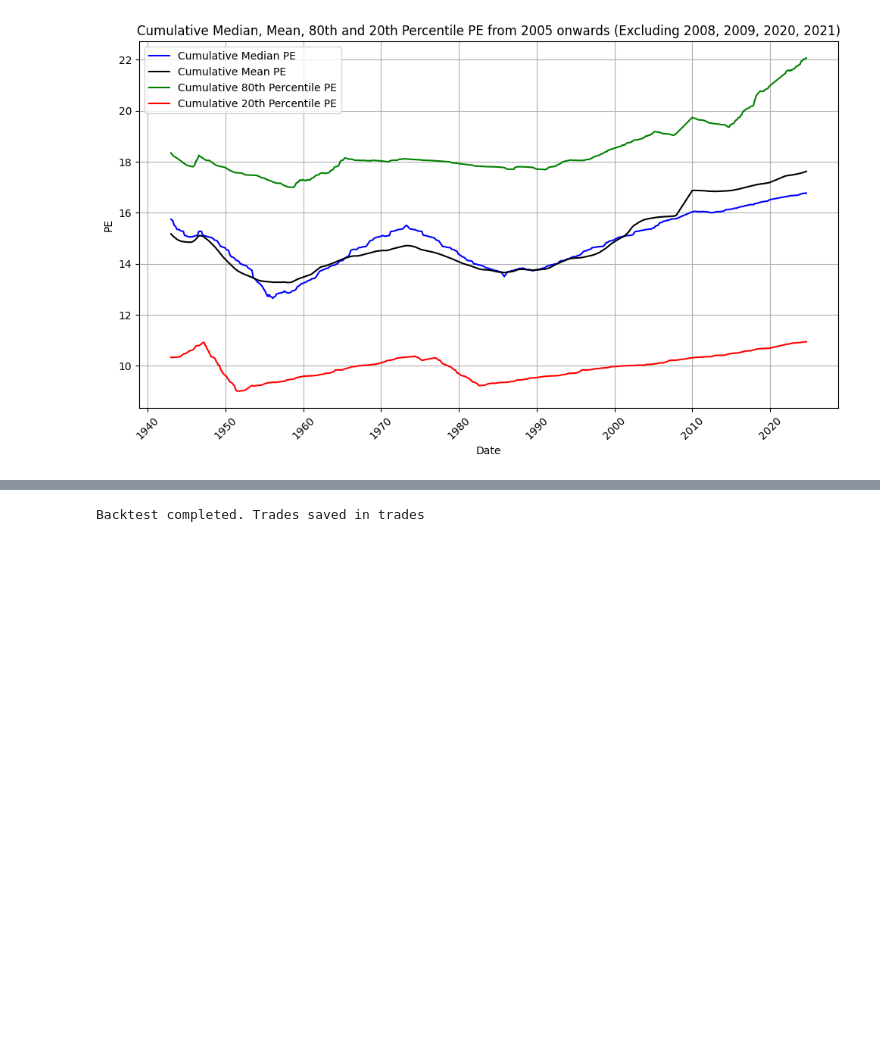
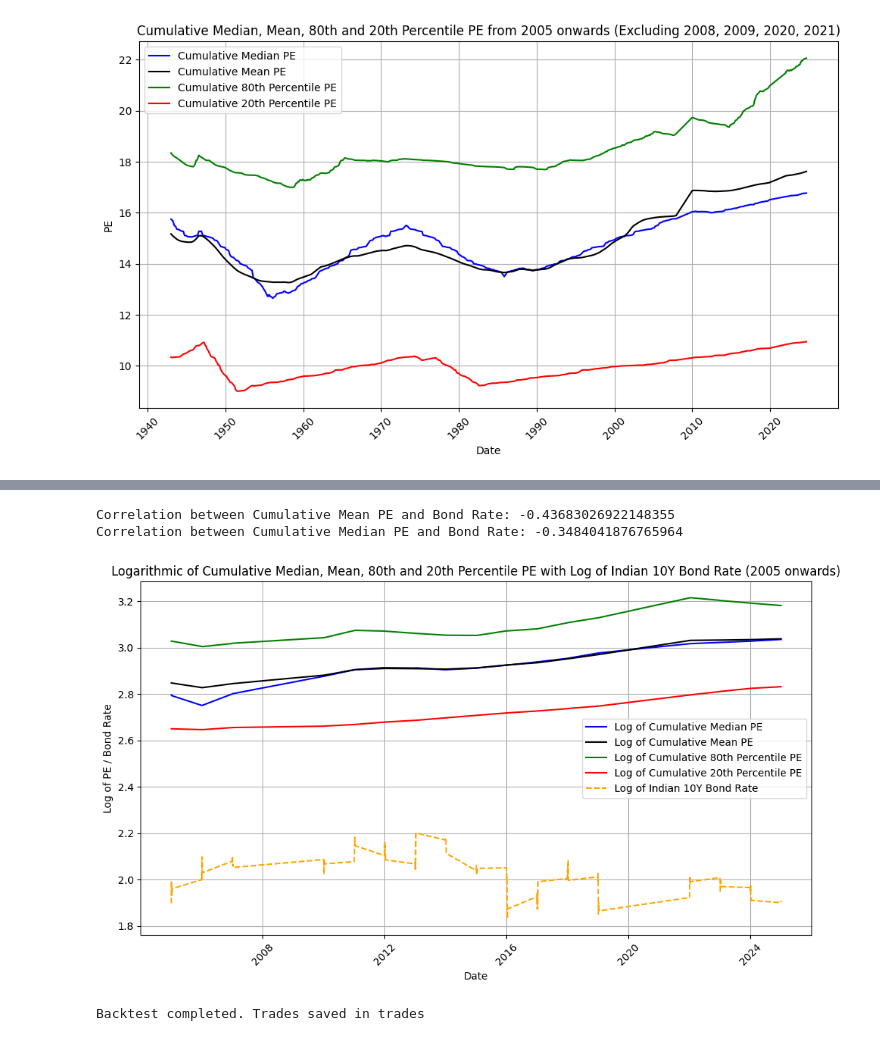
Before and after one commit to TheProfitPilgrim/mf_research_reports, a Jupyter notebook: reports/report_src/mf_index_analysis/N_50_mean_rev.ipynb, the cells around one changed output, grey strips where cells are left out. Saved outputs shown, nothing was run; the diff lists cells and outputs as text; code cells hidden in the pictures; blank space fills up the shorter version.

```diff
--- a/reports/report_src/mf_index_analysis/N_50_mean_rev.ipynb
+++ b/reports/report_src/mf_index_analysis/N_50_mean_rev.ipynb
@@ -149,3 +173,30 @@ plt.show()
+# %%
+correlation_mean = df_combined['Cumulative Mean PE'].corr(df_combined['Price'])
+correlation_median = df_combined['Cumulative Median PE'].corr(df_combined['Price'])
+print(f"Correlation between Cumulative Mean PE and Bond Rate: {correlation_mean}")
+print(f"Correlation between Cumulative Median PE and Bond Rate: {correlation_median}")
+# %% [output]
+Correlation between Cumulative Mean PE and Bond Rate: -0.43683026922148355
+Correlation between Cumulative Median PE and Bond Rate: -0.3484041876765964
+# %%
+plt.figure(figsize=(10, 6))
+plt.plot(df_combined['Date'], np.log(df_combined['Cumulative Median PE']), label='Log of Cumulative Median PE', color='blue')
+plt.plot(df_combined['Date'], np.log(df_combined['Cumulative Mean PE']), label='Log of Cumulative Mean PE', color='black')
+plt.plot(df_combined['Date'], np.log(df_combined['Cumulative 80th Percentile PE']), label='Log of Cumulative 80th Percentile PE', color='green')
+plt.plot(df_combined['Date'], np.log(df_combined['Cumulative 20th Percentile PE']), label='Log of Cumulative 20th Percentile PE', color='red')
+plt.plot(df_combined['Date'], np.log(df_combined['Price']), label='Log of Indian 10Y Bond Rate', color='orange', linestyle='--')
+
+plt.title('Logarithmic of Cumulative Median, Mean, 80th and 20th Percentile PE with Log of Indian 10Y Bond Rate (2005 onwards)')
+plt.xlabel('Date')
+plt.ylabel('Log of PE / Bond Rate')
+plt.grid(True)
+plt.xticks(rotation=45)
+plt.legend()
+plt.tight_layout()
+
+plt.show()
+# %% [output]
+[figure, added]
 # %%
 def run_backtest(df):
     trades = []
```
Also changed, not shown: parts of 1 cell of this notebook, 23 other files.
